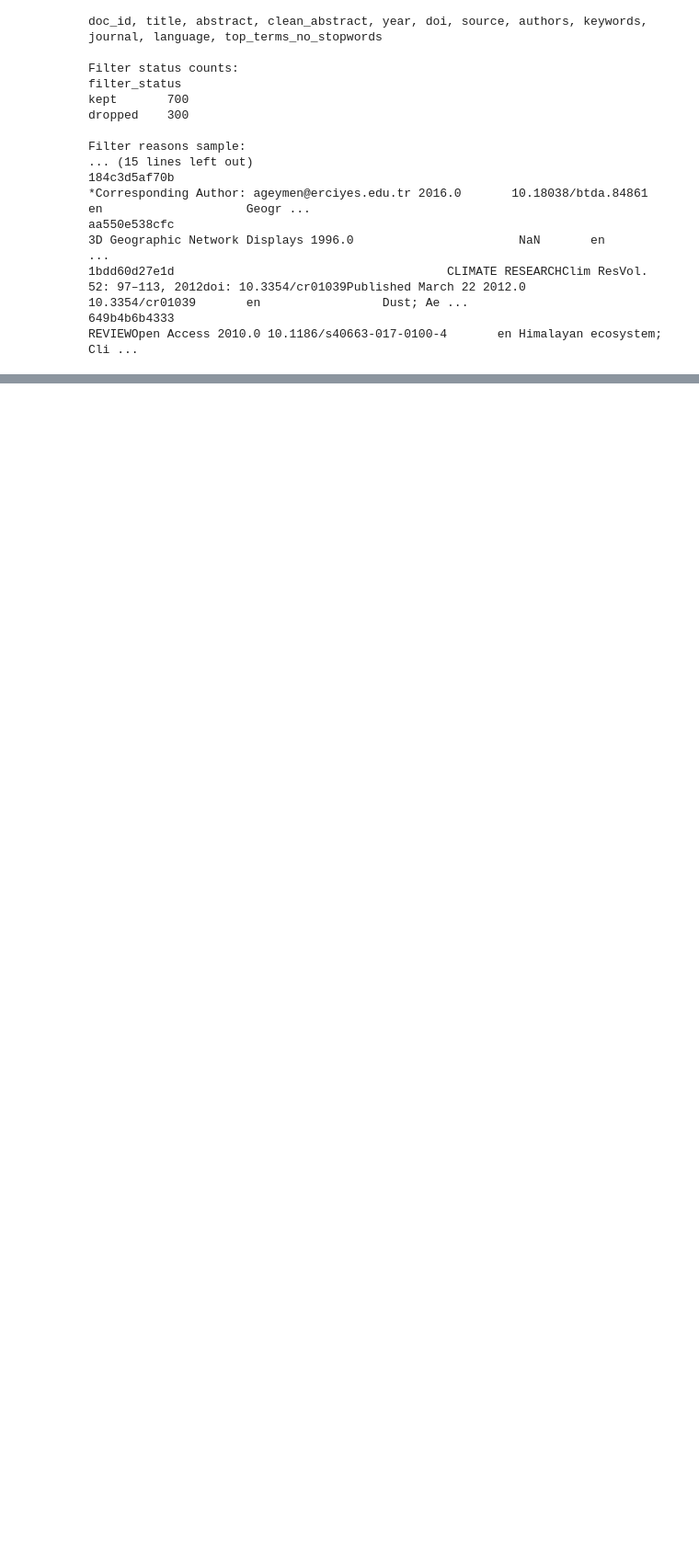
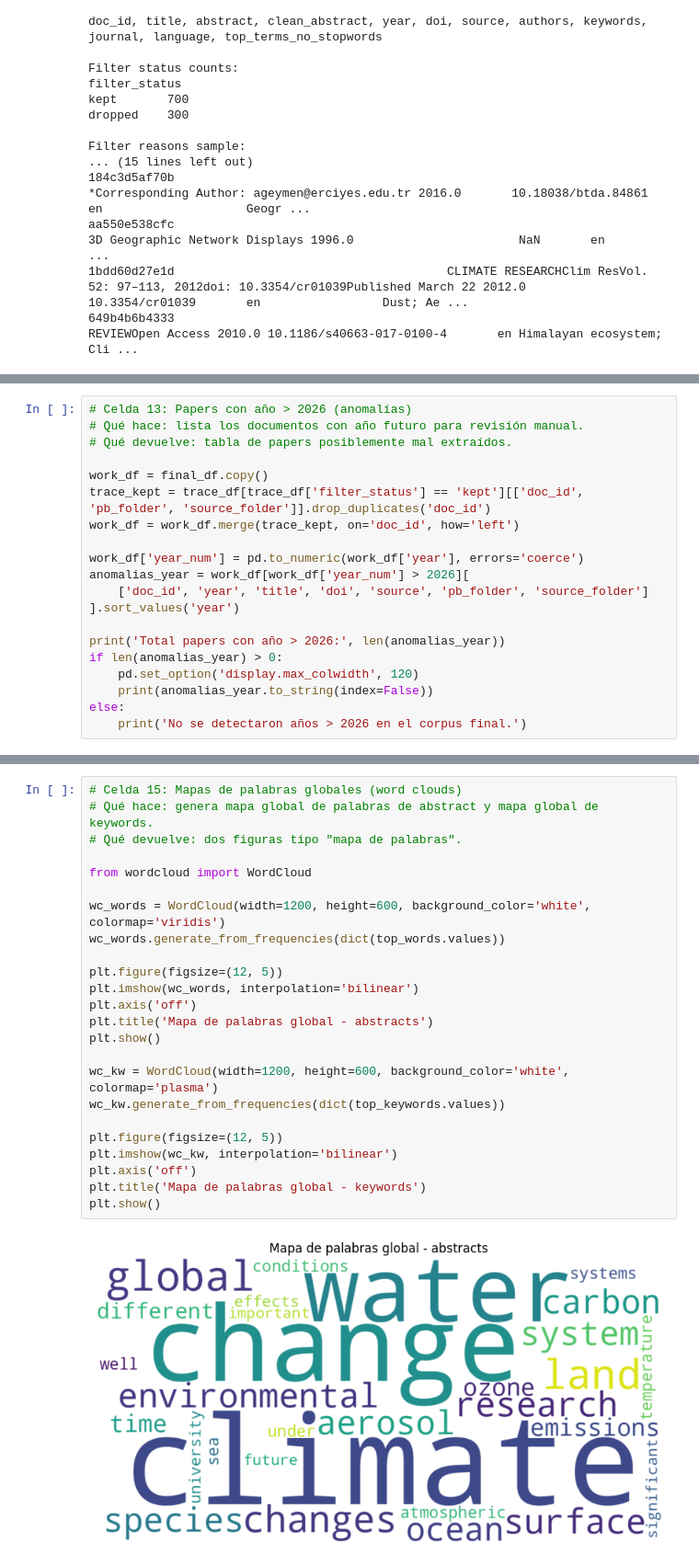
Before and after one commit to cofrian/UPV_EARTH_PROYECTOIII, a Jupyter notebook: extraccion_documents.ipynb, the cells around one changed output, grey strips where cells are left out. Shown at 92% size. Saved outputs shown, nothing was run; the diff lists cells and outputs as text; blank space fills up the shorter version.

```diff
--- a/extraccion_documents.ipynb
+++ b/extraccion_documents.ipynb
@@ -42,0 +463,20 @@ aa550e538cfc
+# %%
+# Celda 13: Papers con año > 2026 (anomalías)
+# Qué hace: lista los documentos con año futuro para revisión manual.
+# Qué devuelve: tabla de papers posiblemente mal extraídos.
+
+work_df = final_df.copy()
+trace_kept = trace_df[trace_df['filter_status'] == 'kept'][['doc_id', 'pb_folder', 'source_folder']].drop_duplicates('doc_id')
+work_df = work_df.merge(trace_kept, on='doc_id', how='left')
+
+work_df['year_num'] = pd.to_numeric(work_df['year'], errors='coerce')
+anomalias_year = work_df[work_df['year_num'] > 2026][
+    ['doc_id', 'year', 'title', 'doi', 'source', 'pb_folder', 'source_folder']
+].sort_values('year')
+
+print('Total papers con año > 2026:', len(anomalias_year))
+if len(anomalias_year) > 0:
+    pd.set_option('display.max_colwidth', 120)
+    print(anomalias_year.to_string(index=False))
+else:
+    print('No se detectaron años > 2026 en el corpus final.')
@@ -42,0 +554,26 @@ aa550e538cfc
+# %%
+# Celda 15: Mapas de palabras globales (word clouds)
+# Qué hace: genera mapa global de palabras de abstract y mapa global de keywords.
+# Qué devuelve: dos figuras tipo "mapa de palabras".
+
+from wordcloud import WordCloud
+
+wc_words = WordCloud(width=1200, height=600, background_color='white', colormap='viridis')
+wc_words.generate_from_frequencies(dict(top_words.values))
+
+plt.figure(figsize=(12, 5))
+plt.imshow(wc_words, interpolation='bilinear')
+plt.axis('off')
+plt.title('Mapa de palabras global - abstracts')
+plt.show()
+
+wc_kw = WordCloud(width=1200, height=600, background_color='white', colormap='plasma')
+wc_kw.generate_from_frequencies(dict(top_keywords.values))
+
+plt.figure(figsize=(12, 5))
+plt.imshow(wc_kw, interpolation='bilinear')
+plt.axis('off')
+plt.title('Mapa de palabras global - keywords')
+plt.show()
+# %% [output]
+[figure, added]
```
Also changed, not shown: parts of 19 cells of this notebook.
